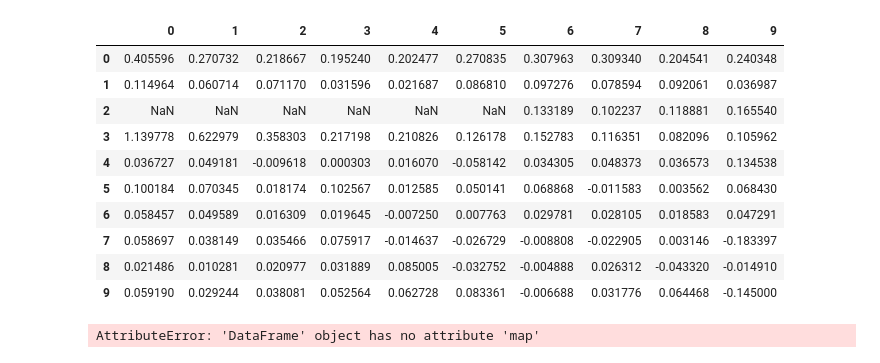
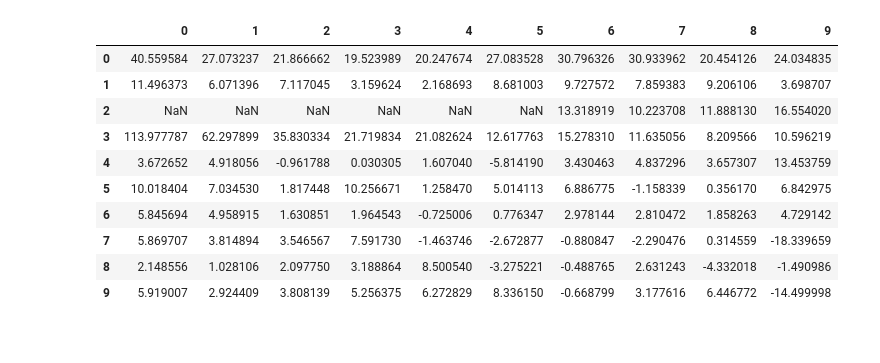
Before and after one commit to emmobley63/Project_1, a Jupyter notebook: grocery_data.ipynb, the cells around one changed output. Cells and saved outputs as stored; diff of their text form; code cells hidden in the pictures.

```diff
--- a/grocery_data.ipynb
+++ b/grocery_data.ipynb
@@ -65,35 +65,30 @@ renamed_grocery_data_df
 | 8 | Brinker International Inc | 2761.39 | 2820.72 | 2849.72 | 2909.50 | ... |
 | 9 | Cheesecake Factory Inc | 1659.40 | 1757.62 | 1809.02 | 1877.91 | ... |
 # %%
-percent_change = ((renamed_grocery_data_df["2011 Revenue in Millions $"]/renamed_grocery_data_df["2010 Revenue in Millions $"]-1),
-                  (renamed_grocery_data_df["2012 Revenue in Millions $"]/renamed_grocery_data_df["2011 Revenue in Millions $"]-1),
-                  (renamed_grocery_data_df["2013 Revenue in Millions $"]/renamed_grocery_data_df["2012 Revenue in Millions $"]-1),
-                  (renamed_grocery_data_df["2014 Revenue in Millions $"]/renamed_grocery_data_df["2013 Revenue in Millions $"]-1),
-                  (renamed_grocery_data_df["2015 Revenue in Millions $"]/renamed_grocery_data_df["2014 Revenue in Millions $"]-1),
-                  (renamed_grocery_data_df["2016 Revenue in Millions $"]/renamed_grocery_data_df["2015 Revenue in Millions $"]-1),
-                  (renamed_grocery_data_df["2017 Revenue in Millions $"]/renamed_grocery_data_df["2016 Revenue in Millions $"]-1),
-                  (renamed_grocery_data_df["2018 Revenue in Millions $"]/renamed_grocery_data_df["2017 Revenue in Millions $"]-1),
-                  (renamed_grocery_data_df["2019 Revenue in Millions $"]/renamed_grocery_data_df["2018 Revenue in Millions $"]-1),
-                  (renamed_grocery_data_df["2020 (Estimated) Revenue in Millions $"]/renamed_grocery_data_df["2019 Revenue in Millions $"]-1))
+percent_change = ((renamed_grocery_data_df["2011 Revenue in Millions $"]/renamed_grocery_data_df["2010 Revenue in Millions $"]-1)*100,
+                  (renamed_grocery_data_df["2012 Revenue in Millions $"]/renamed_grocery_data_df["2011 Revenue in Millions $"]-1)*100,
+                  (renamed_grocery_data_df["2013 Revenue in Millions $"]/renamed_grocery_data_df["2012 Revenue in Millions $"]-1)*100,
+                  (renamed_grocery_data_df["2014 Revenue in Millions $"]/renamed_grocery_data_df["2013 Revenue in Millions $"]-1)*100,
+                  (renamed_grocery_data_df["2015 Revenue in Millions $"]/renamed_grocery_data_df["2014 Revenue in Millions $"]-1)*100,
+                  (renamed_grocery_data_df["2016 Revenue in Millions $"]/renamed_grocery_data_df["2015 Revenue in Millions $"]-1)*100,
+                  (renamed_grocery_data_df["2017 Revenue in Millions $"]/renamed_grocery_data_df["2016 Revenue in Millions $"]-1)*100,
+                  (renamed_grocery_data_df["2018 Revenue in Millions $"]/renamed_grocery_data_df["2017 Revenue in Millions $"]-1)*100,
+                  (renamed_grocery_data_df["2019 Revenue in Millions $"]/renamed_grocery_data_df["2018 Revenue in Millions $"]-1)*100,
+                  (renamed_grocery_data_df["2020 (Estimated) Revenue in Millions $"]/renamed_grocery_data_df["2019 Revenue in Millions $"]-1)*100)
 
 percent_change_df = pd.DataFrame(percent_change)
 
-percent_change_final_df = percent_change_df.transpose()
-percent_change_final_df
+percent_change_transpose_df = percent_change_df.transpose()
+percent_change_transpose_df
 # %% [output]
 |  | 0 | 1 | 2 | 3 | 4 | 5 | 6 | 7 | 8 | 9 |
-| 0 | 0.405596 | 0.270732 | 0.218667 | 0.195240 | 0.202477 | 0.270835 | 0.307963 | 0.309340 | 0.204541 | 0.240348 |
-| 1 | 0.114964 | 0.060714 | 0.071170 | 0.031596 | 0.021687 | 0.086810 | 0.097276 | 0.078594 | 0.092061 | 0.036987 |
-| 2 | NaN | NaN | NaN | NaN | NaN | NaN | 0.133189 | 0.102237 | 0.118881 | 0.165540 |
-| 3 | 1.139778 | 0.622979 | 0.358303 | 0.217198 | 0.210826 | 0.126178 | 0.152783 | 0.116351 | 0.082096 | 0.105962 |
-| 4 | 0.036727 | 0.049181 | -0.009618 | 0.000303 | 0.016070 | -0.058142 | 0.034305 | 0.048373 | 0.036573 | 0.134538 |
-| 5 | 0.100184 | 0.070345 | 0.018174 | 0.102567 | 0.012585 | 0.050141 | 0.068868 | -0.011583 | 0.003562 | 0.068430 |
-| 6 | 0.058457 | 0.049589 | 0.016309 | 0.019645 | -0.007250 | 0.007763 | 0.029781 | 0.028105 | 0.018583 | 0.047291 |
-| 7 | 0.058697 | 0.038149 | 0.035466 | 0.075917 | -0.014637 | -0.026729 | -0.008808 | -0.022905 | 0.003146 | -0.183397 |
-| 8 | 0.021486 | 0.010281 | 0.020977 | 0.031889 | 0.085005 | -0.032752 | -0.004888 | 0.026312 | -0.043320 | -0.014910 |
-| 9 | 0.059190 | 0.029244 | 0.038081 | 0.052564 | 0.062728 | 0.083361 | -0.006688 | 0.031776 | 0.064468 | -0.145000 |
+| 0 | 40.559584 | 27.073237 | 21.866662 | 19.523989 | 20.247674 | 27.083528 | 30.796326 | 30.933962 | 20.454126 | 24.034835 |
+| 1 | 11.496373 | 6.071396 | 7.117045 | 3.159624 | 2.168693 | 8.681003 | 9.727572 | 7.859383 | 9.206106 | 3.698707 |
+| 2 | NaN | NaN | NaN | NaN | NaN | NaN | 13.318919 | 10.223708 | 11.888130 | 16.554020 |
+| 3 | 113.977787 | 62.297899 | 35.830334 | 21.719834 | 21.082624 | 12.617763 | 15.278310 | 11.635056 | 8.209566 | 10.596219 |
+| 4 | 3.672652 | 4.918056 | -0.961788 | 0.030305 | 1.607040 | -5.814190 | 3.430463 | 4.837296 | 3.657307 | 13.453759 |
+| 5 | 10.018404 | 7.034530 | 1.817448 | 10.256671 | 1.258470 | 5.014113 | 6.886775 | -1.158339 | 0.356170 | 6.842975 |
+| 6 | 5.845694 | 4.958915 | 1.630851 | 1.964543 | -0.725006 | 0.776347 | 2.978144 | 2.810472 | 1.858263 | 4.729142 |
+| 7 | 5.869707 | 3.814894 | 3.546567 | 7.591730 | -1.463746 | -2.672877 | -0.880847 | -2.290476 | 0.314559 | -18.339659 |
+| 8 | 2.148556 | 1.028106 | 2.097750 | 3.188864 | 8.500540 | -3.275221 | -0.488765 | 2.631243 | -4.332018 | -1.490986 |
+| 9 | 5.919007 | 2.924409 | 3.808139 | 5.256375 | 6.272829 | 8.336150 | -0.668799 | 3.177616 | 6.446772 | -14.499998 |
-# %%
-percent_change_final_df[0:9] = percent_change_final_df[0:9].map("{:.2}%".format)
-percent_change_final_df
-# %% [output]
-AttributeError: 'DataFrame' object has no attribute 'map'
```
Also changed, not shown: parts of 6 cells of this notebook.
